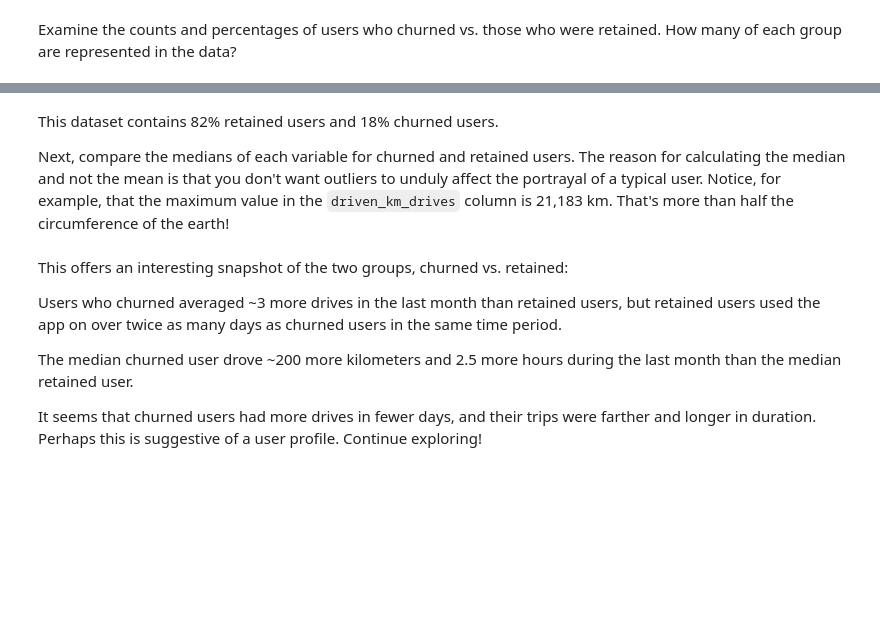
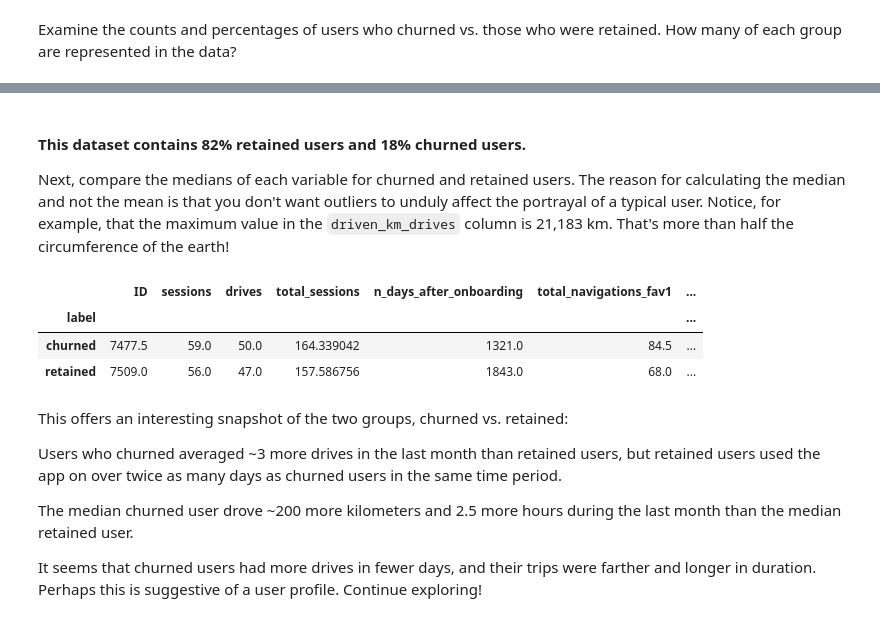
Before and after one commit to orejandro79/WazeGrow, a Jupyter notebook: UNDERSTAND THE DATA/Activity_Course 2 Waze project lab.ipynb, the cells around one changed output, grey strips where cells are left out. Saved outputs shown, nothing was run; the diff lists cells and outputs as text; code cells hidden in the pictures; blank space fills up the shorter version.

```diff
--- a/UNDERSTAND THE DATA/Activity_Course 2 Waze project lab.ipynb
+++ b/UNDERSTAND THE DATA/Activity_Course 2 Waze project lab.ipynb
@@ -168,4 +414,4 @@ Examine the counts and percentages of users who churned vs. those who were retai
 # %% [markdown]
-This dataset contains 82% retained users and 18% churned users.
+#### This dataset contains 82% retained users and 18% churned users.
 
 Next, compare the medians of each variable for churned and retained users. The reason for calculating the median and not the mean is that you don't want outliers to unduly affect the portrayal of a typical user. Notice, for example, that the maximum value in the `driven_km_drives` column is 21,183 km. That's more than half the circumference of the earth!
@@ -175,3 +418,17 @@ Next, compare the medians of each variable for churned and retained users. The r
+# %%
+# Select only numeric columns
+numeric_columns = df.select_dtypes(include=['number']).columns
+
+# Calculate median values for numeric columns, grouped by 'label'
+median_values = df.groupby('label')[numeric_columns].median()
+
+# Display the results
+median_values
+# %% [output]
+|  | ID | sessions | drives | total_sessions | n_days_after_onboarding | total_navigations_fav1 | ... |
+| label |  |  |  |  |  |  | ... |
+| churned | 7477.5 | 59.0 | 50.0 | 164.339042 | 1321.0 | 84.5 | ... |
+| retained | 7509.0 | 56.0 | 47.0 | 157.586756 | 1843.0 | 68.0 | ... |
 # %% [markdown]
 This offers an interesting snapshot of the two groups, churned vs. retained:
 
```
Also changed, not shown: parts of 26 cells of this notebook, 2 other files.
